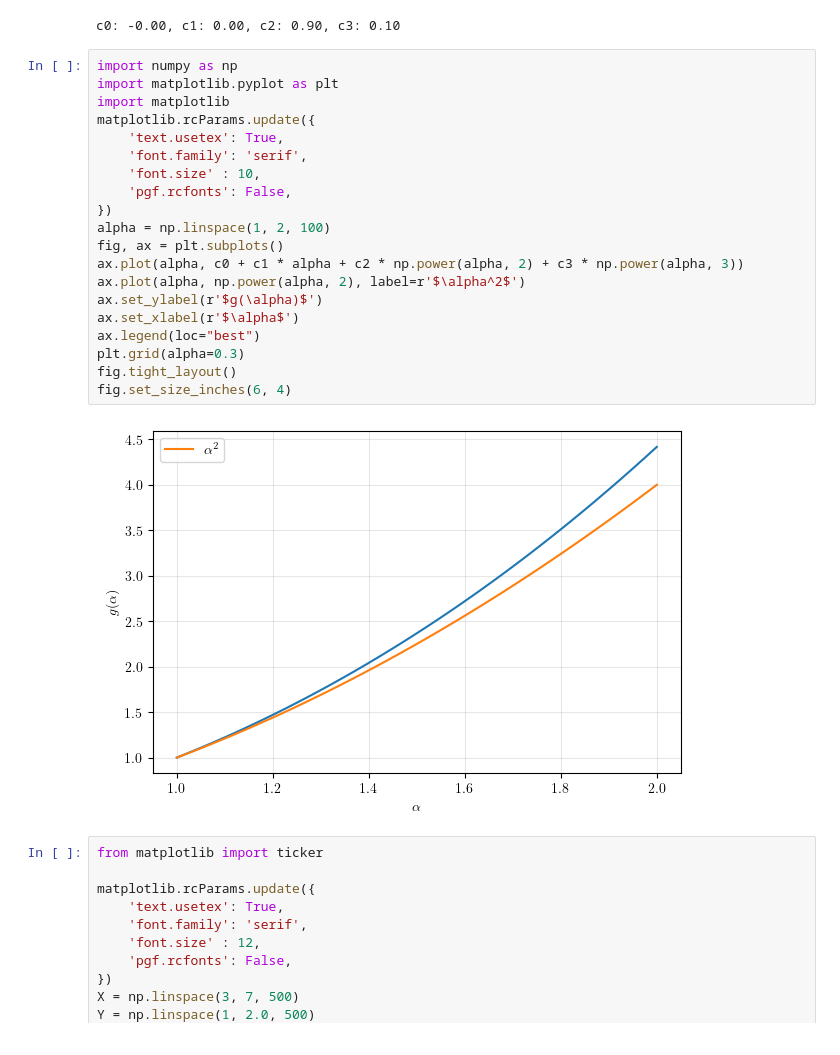
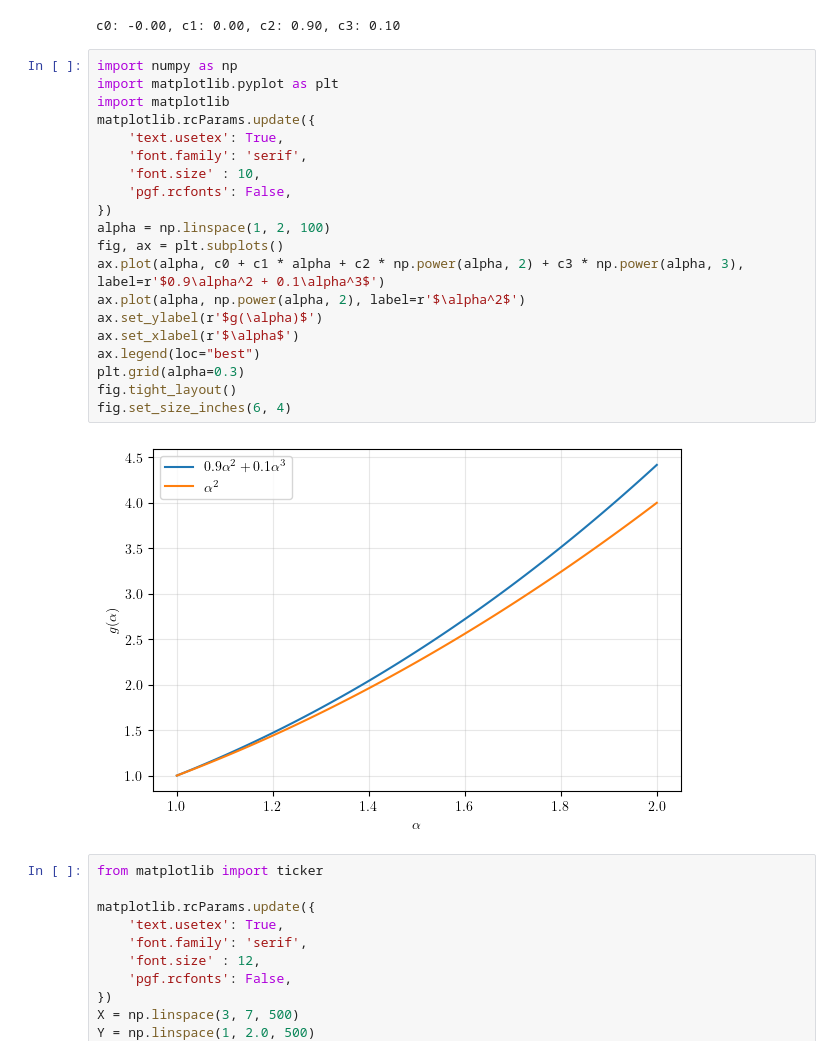
Before and after one commit to kaarthiksundar/ExistenceGasFlowRuns, a Jupyter notebook: src/python/v2.ipynb, the cells around one changed output. Saved outputs shown, nothing was run; the diff lists cells and outputs as text.

```diff
--- a/src/python/v2.ipynb
+++ b/src/python/v2.ipynb
@@ -42,25 +42,25 @@ c0: -0.00, c1: 0.00, c2: 0.90, c3: 0.10
 # %%
 import numpy as np
 import matplotlib.pyplot as plt
 import matplotlib
 matplotlib.rcParams.update({
     'text.usetex': True,
     'font.family': 'serif',
     'font.size' : 10,
     'pgf.rcfonts': False,
 })
 alpha = np.linspace(1, 2, 100)
 fig, ax = plt.subplots()
-ax.plot(alpha, c0 + c1 * alpha + c2 * np.power(alpha, 2) + c3 * np.power(alpha, 3))
+ax.plot(alpha, c0 + c1 * alpha + c2 * np.power(alpha, 2) + c3 * np.power(alpha, 3), label=r'$0.9\alpha^2 + 0.1\alpha^3$')
 ax.plot(alpha, np.power(alpha, 2), label=r'$\alpha^2$')
 ax.set_ylabel(r'$g(\alpha)$')
 ax.set_xlabel(r'$\alpha$')
 ax.legend(loc="best")
 plt.grid(alpha=0.3)
 fig.tight_layout()
 fig.set_size_inches(6, 4)
 # %% [output]
-[figure, old version]
+[figure, new version]
 # %%
 from matplotlib import ticker
 
```
Also changed, not shown: parts of 2 cells of this notebook, 6 other files.
